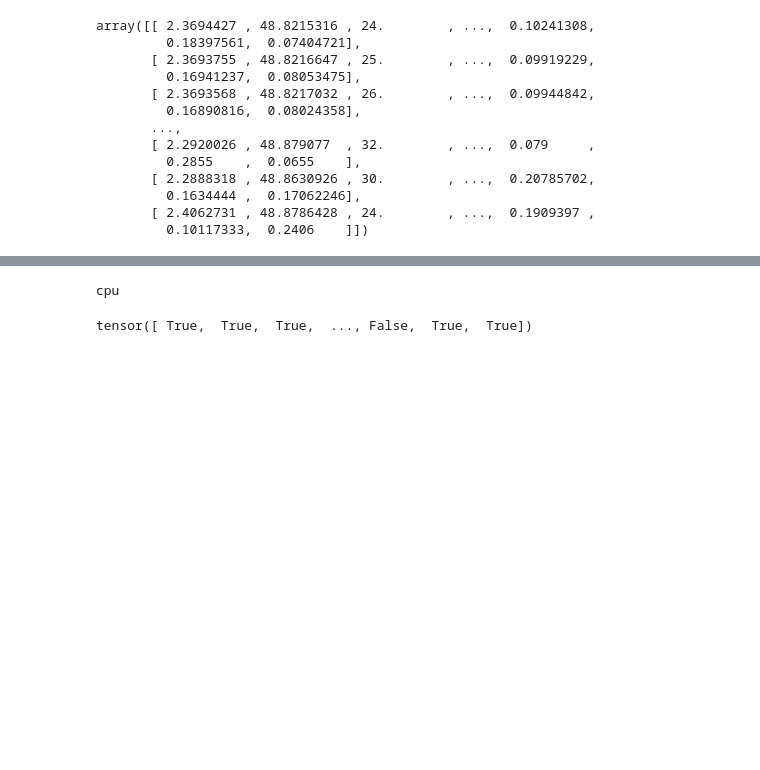
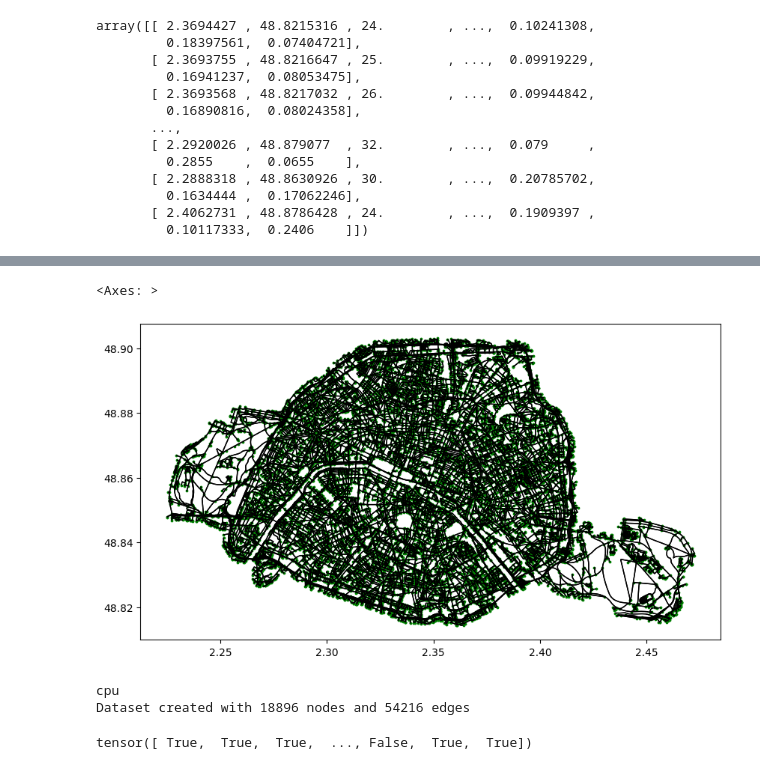
Before and after one commit to StefanoCarotti/FBK, a Jupyter notebook: GDS/Urbanity/Paris_greenview.ipynb, the cells around one changed output, grey strips where cells are left out. Saved outputs shown, nothing was run; the diff lists cells and outputs as text; code cells hidden in the pictures; blank space fills up the shorter version.

```diff
--- a/GDS/Urbanity/Paris_greenview.ipynb
+++ b/GDS/Urbanity/Paris_greenview.ipynb
@@ -106,3 +98,16 @@ edge_index = torch.stack([start, end], dim=0)
+# %%
+# Transform edges from pandas dataframe to GeoPandas dataframe
+paris_100m_edges = gpd.GeoDataFrame(paris_100m_edges, geometry= paris_100m_edges['geometry'].apply(wkt.loads))
+# %%
+paris_100m_edges.crs = paris_100m_nodes.crs
+# %%
+#plot the edges
+fig, ax = plt.subplots(figsize=(10, 10))
+paris_100m_edges.plot(ax=ax, linewidth=1, color ='black', zorder=2)
+paris_100m_nodes.plot(ax=ax, color='green', zorder=1, markersize=3)
+# %% [output]
+<Axes: >
+[figure, added]
 # %%
 # Create dataset for node prediction
 class GreenViewDataset(InMemoryDataset):
@@ -144,12 +149,7 @@ class GreenViewDataset(InMemoryDataset):
 
         self.data, self.slices = self.collate([data])
 
-    def _download(self):
-        return
-
-    def _process(self):
-        return
-
+        print("Dataset created with {} nodes".format(data.num_nodes), "and {} edges".format(edge_index.shape[1]))
 
 # Set torch device to cuda if available or else cpu
 #device = torch.device('mps' if torch.backends.mps.is_available() else 'cpu')
@@ -160,6 +160,7 @@ dataset = GreenViewDataset(edge_index, X_scaled, y)
 data = dataset[0].to(device)
 # %% [output]
 cpu
+Dataset created with 18896 nodes and 54216 edges
 # %%
 data.train_mask
 # %% [output]
```
Also changed, not shown: parts of 30 cells of this notebook.
